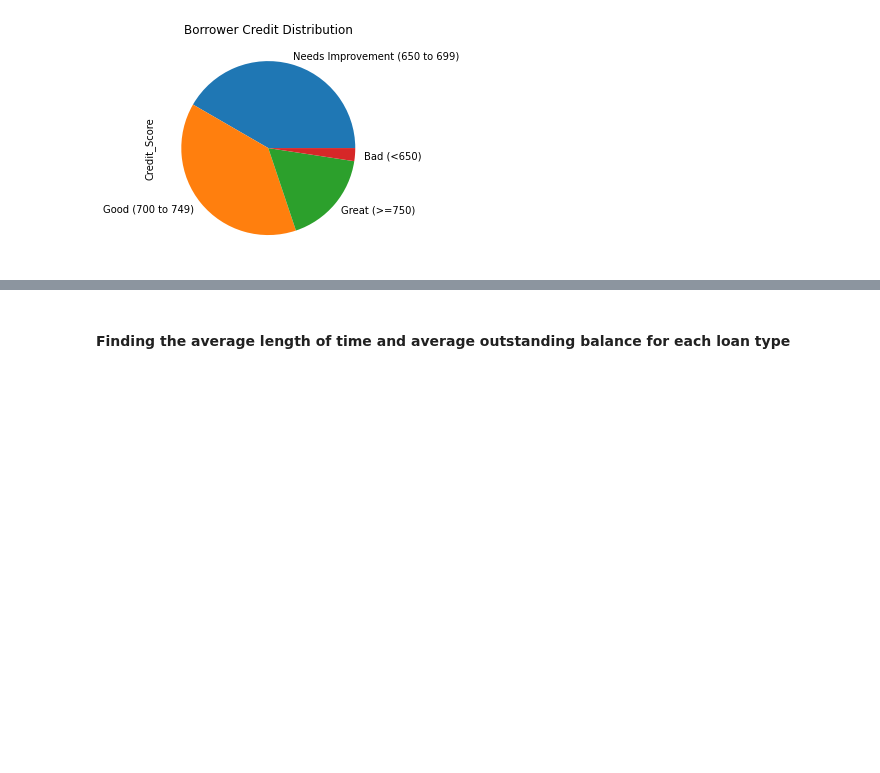
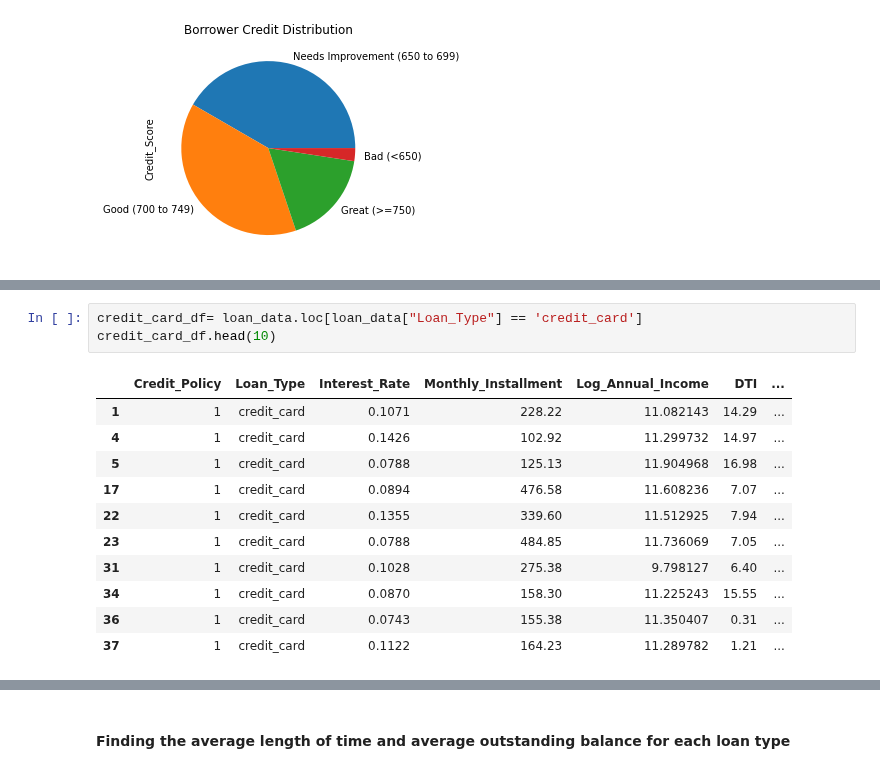
Before and after one commit to paulywog13/loan_data_analysis, a Jupyter notebook: Loan_Data_Analysis.ipynb, the cells around one changed output, grey strips where cells are left out. Saved outputs shown, nothing was run; the diff lists cells and outputs as text; blank space fills up the shorter version.

```diff
--- a/Loan_Data_Analysis.ipynb
+++ b/Loan_Data_Analysis.ipynb
@@ -95,0 +121,15 @@ credit_plot = borrower_credit.plot.pie(title = "Borrower Credit Distribution")
+# %%
+credit_card_df= loan_data.loc[loan_data["Loan_Type"] == 'credit_card']
+credit_card_df.head(10)
+# %% [output]
+|  | Credit_Policy | Loan_Type | Interest_Rate | Monthly_Installment | Log_Annual_Income | DTI | ... |
+| 1 | 1 | credit_card | 0.1071 | 228.22 | 11.082143 | 14.29 | ... |
+| 4 | 1 | credit_card | 0.1426 | 102.92 | 11.299732 | 14.97 | ... |
+| 5 | 1 | credit_card | 0.0788 | 125.13 | 11.904968 | 16.98 | ... |
+| 17 | 1 | credit_card | 0.0894 | 476.58 | 11.608236 | 7.07 | ... |
+| 22 | 1 | credit_card | 0.1355 | 339.60 | 11.512925 | 7.94 | ... |
+| 23 | 1 | credit_card | 0.0788 | 484.85 | 11.736069 | 7.05 | ... |
+| 31 | 1 | credit_card | 0.1028 | 275.38 | 9.798127 | 6.40 | ... |
+| 34 | 1 | credit_card | 0.0870 | 158.30 | 11.225243 | 15.55 | ... |
+| 36 | 1 | credit_card | 0.0743 | 155.38 | 11.350407 | 0.31 | ... |
+| 37 | 1 | credit_card | 0.1122 | 164.23 | 11.289782 | 1.21 | ... |
```
Also changed, not shown: parts of 10 cells of this notebook.
